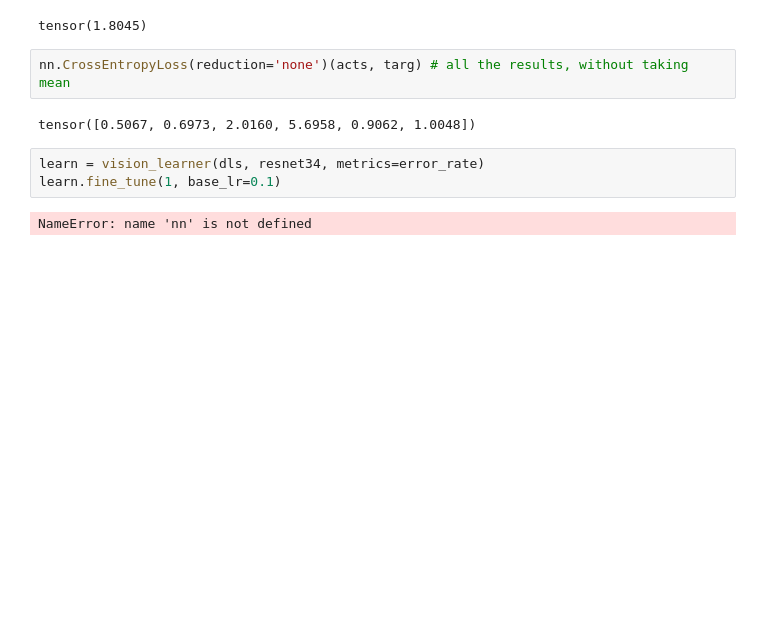
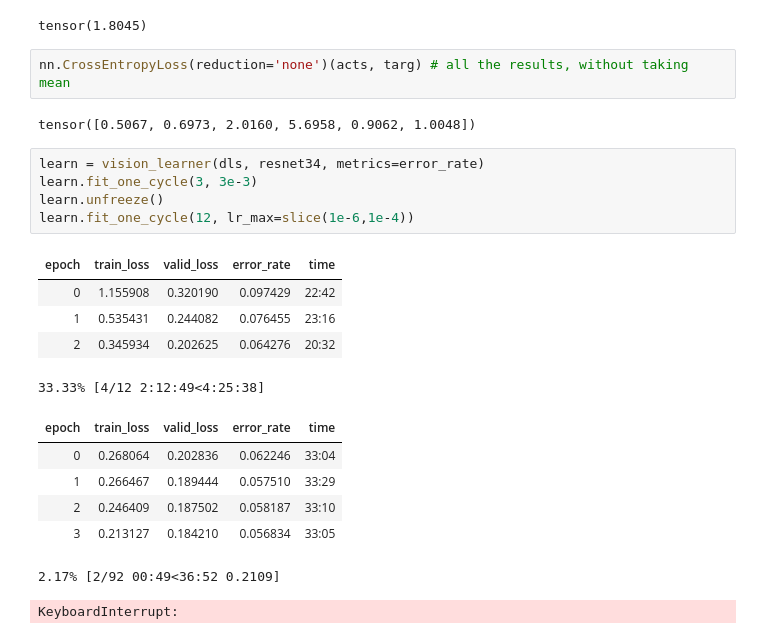
Before and after one commit to mzums/machine-learning, a Jupyter notebook: fastai_course/pet_breeds.ipynb, the cells around one changed output. Drawn from its saved outputs; the diff is of its cells as text; blank space fills up the shorter version.

```diff
--- a/fastai_course/pet_breeds.ipynb
+++ b/fastai_course/pet_breeds.ipynb
@@ -177,8 +177,21 @@ tensor(1.8045)
 nn.CrossEntropyLoss(reduction='none')(acts, targ) # all the results, without taking mean
 # %% [output]
 tensor([0.5067, 0.6973, 2.0160, 5.6958, 0.9062, 1.0048])
-# %%
-learn = vision_learner(dls, resnet34, metrics=error_rate)
-learn.fine_tune(1, base_lr=0.1)
-# %% [output]
-NameError: name 'nn' is not defined
+# %%
+learn = vision_learner(dls, resnet34, metrics=error_rate)
+learn.fit_one_cycle(3, 3e-3)
+learn.unfreeze()
+learn.fit_one_cycle(12, lr_max=slice(1e-6,1e-4))
+# %% [output]
+| epoch | train_loss | valid_loss | error_rate | time |
+| 0 | 1.155908 | 0.320190 | 0.097429 | 22:42 |
+| 1 | 0.535431 | 0.244082 | 0.076455 | 23:16 |
+| 2 | 0.345934 | 0.202625 | 0.064276 | 20:32 |
+33.33% [4/12 2:12:49<4:25:38]
+| epoch | train_loss | valid_loss | error_rate | time |
+| 0 | 0.268064 | 0.202836 | 0.062246 | 33:04 |
+| 1 | 0.266467 | 0.189444 | 0.057510 | 33:29 |
+| 2 | 0.246409 | 0.187502 | 0.058187 | 33:10 |
+| 3 | 0.213127 | 0.184210 | 0.056834 | 33:05 |
+2.17% [2/92 00:49<36:52 0.2109]
+KeyboardInterrupt:
```
Also changed, not shown: parts of 2 cells of this notebook.
